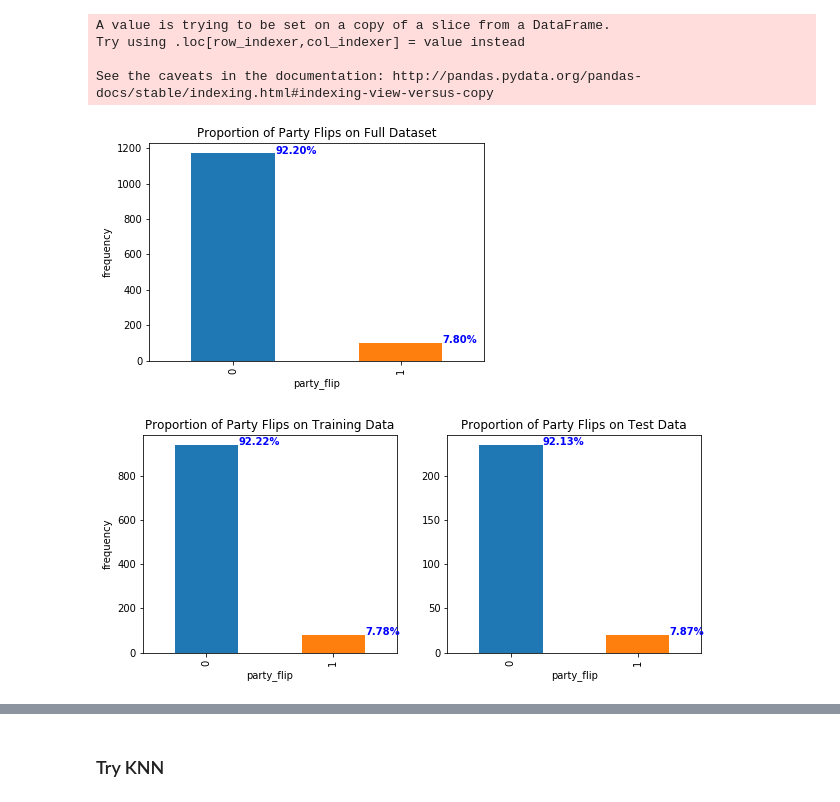
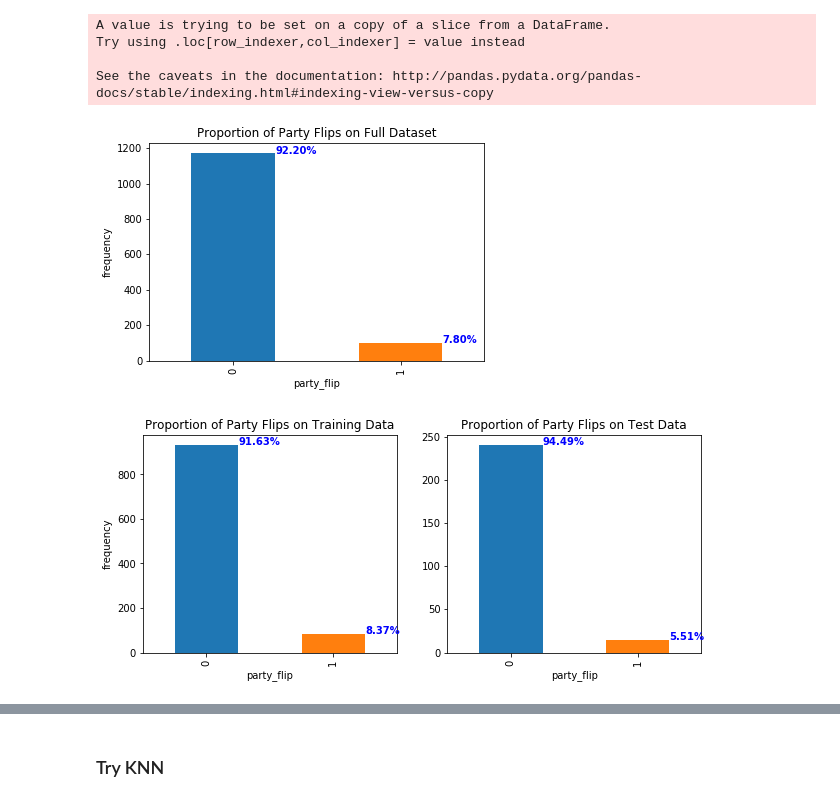
Before and after one commit to WildTangles/ac209a_project, a Jupyter notebook: Baseline_Model.ipynb, the cells around one changed output, grey strips where cells are left out. Saved outputs shown, nothing was run; the diff lists cells and outputs as text; code cells hidden in the pictures.

```diff
--- a/Baseline_Model.ipynb
+++ b/Baseline_Model.ipynb
@@ -24,16 +24,22 @@ full_dataset = pickle.load(open('Datasets/data.p', 'rb'))
 #1 =democratic party
 # additional features to try:
 #"prior_margin_unsigned_minus","national_poll","national_poll_prior"]
+# %%
+#Create a sub-dataset
+cols_to_use =["dem_win", "dem_win_prev", 'state']
+small_dataset =full_dataset[cols_to_use]
+
+#add column to indicate a party flip
+small_dataset['party_flip']= (small_dataset.dem_win_prev!=small_dataset.dem_win)*1
+
+#add one hot encoder for states (with or without dropping first)
+small_dataset = pd.get_dummies(small_dataset,'state',drop_first=True)
+# %% [output]
+A value is trying to be set on a copy of a slice from a DataFrame.
+Try using .loc[row_indexer,col_indexer] = value instead
+
+See the caveats in the documentation: http://pandas.pydata.org/pandas-docs/stable/indexing.html#indexing-view-versus-copy
 # %%
-#Create a sub-dataset
-cols_to_use =["dem_win", "dem_win_prev", 'state']
-small_dataset =full_dataset[cols_to_use]
-
-#add column to indicate a party flip
-small_dataset['party_flip']= (small_dataset.dem_win_prev!=small_dataset.dem_win)*1
-
-#add one hot encoder for states (with or without dropping first)
-small_dataset = pd.get_dummies(small_dataset,'state',drop_first=True)
 
 #print(small_dataset.shape)
 #small_dataset.head()
@@ -50,49 +56,43 @@ for name, group in (small_dataset.groupby('party_flip')['party_flip']):
     plt.text(int(name)+.25, group.count() + .25, \
     '{0:.2f}'.format(group.count()/small_dataset.shape[0]*100)+'%', color='blue', fontweight='bold')
 # %% [output]
-A value is trying to be set on a copy of a slice from a DataFrame.
-Try using .loc[row_indexer,col_indexer] = value instead
-
-See the caveats in the documentation: http://pandas.pydata.org/pandas-docs/stable/indexing.html#indexing-view-versus-copy
 [figure]
 # %%
 #split data into train and test and verify the distribution of party flips
-
-train_data, test_data = train_test_split(small_dataset, test_size=.2, \
-                        stratify=small_dataset.party_flip,random_state=209)
+train_data, test_data = train_test_split(small_dataset, test_size=.2,random_state=209)
 
 #response variable
 y_train=train_data["dem_win"]
 y_test = test_data["dem_win"]
 
 #predictors
 X_train=train_data[small_dataset.columns.difference(["dem_win"])]
 X_test=test_data[small_dataset.columns.difference(["dem_win"])]
 
 
 #View the distribution of flips in train and test set
 
 fig, ax = plt.subplots(1,2, figsize=(10,4))
 X_train.groupby('party_flip')['party_flip'].count().plot.bar(ax=ax[0])
 X_test.groupby('party_flip')['party_flip'].count().plot.bar(ax=ax[1])
 
 #add title and axis
 ax[0].set_title("Proportion of Party Flips on Training Data")
 ax[0].set_ylabel("frequency")
 ax[1].set_title("Proportion of Party Flips on Test Data")
 
 
 #add bar numbers on training data plot
 for name, group in (X_train.groupby('party_flip')['party_flip']):
     ax[0].text(int(name)+.25, group.count() + .25, \
     '{0:.2f}'.format(group.count()/X_train.shape[0]*100)+'%', color='blue', fontweight='bold')
 
 #add bar numbers on test data plot
 for name, group in (X_test.groupby('party_flip')['party_flip']):
     ax[1].text(int(name)+.25, group.count() + .25, \
     '{0:.2f}'.format(group.count()/X_test.shape[0]*100)+'%', color='blue', fontweight='bold')
 # %% [output]
-[figure, old version]
+[figure, new version]
 # %%
 #Run Logistic CV model
 lr_model = LogisticRegressionCV(cv=5,random_state=209,multi_class='ovr',n_jobs=4)
```
Also changed, not shown: parts of 7 cells of this notebook.
